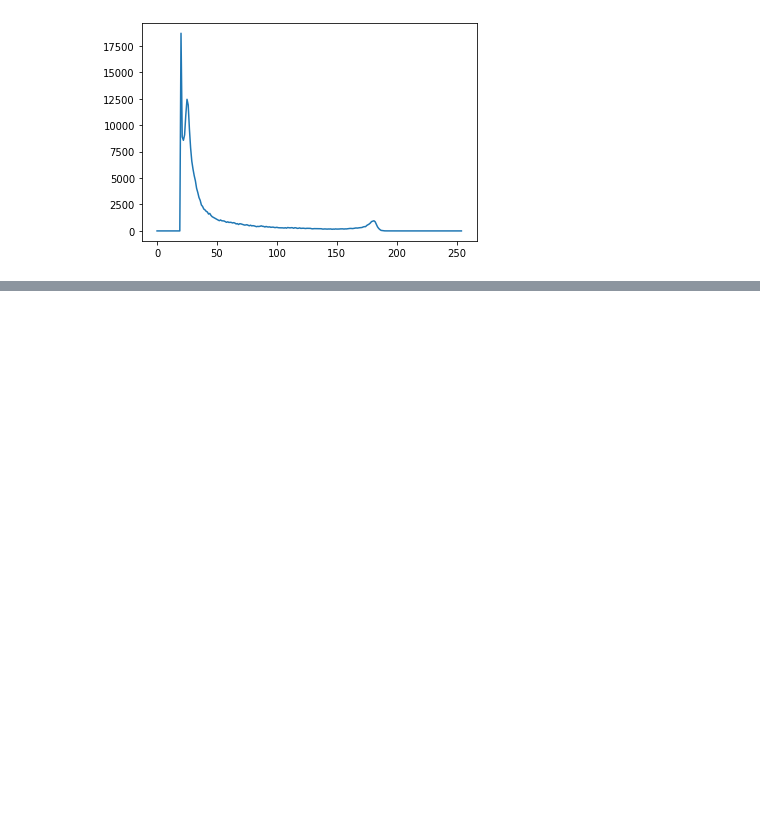
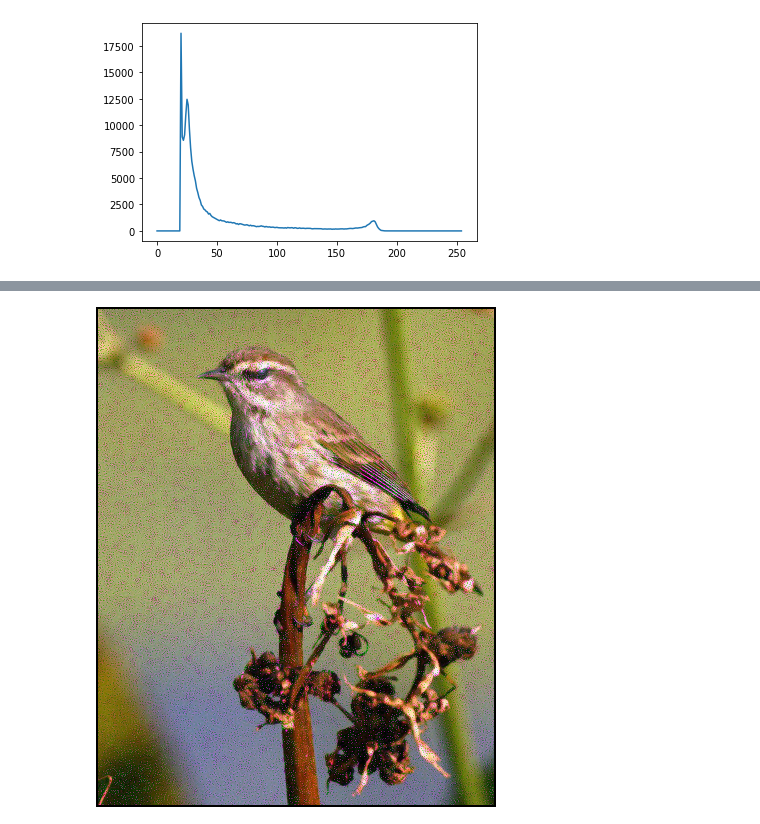
Before and after one commit to JVBravoo/visao_computacional, a Jupyter notebook: Atividade_06/atividade_06.ipynb, the cells around one changed output, grey strips where cells are left out. Saved outputs shown, nothing was run; the diff lists cells and outputs as text; code cells hidden in the pictures; blank space fills up the shorter version.

```diff
--- a/Atividade_06/atividade_06.ipynb
+++ b/Atividade_06/atividade_06.ipynb
@@ -134,0 +220,4 @@ cv.waitKey()
+# %%
+suavizar5(img2b,"New_Image_(2b).jpg",1)
+# %% [output]
+[figure, added]
```
Also changed, not shown: parts of 17 cells of this notebook, 2 other files.
